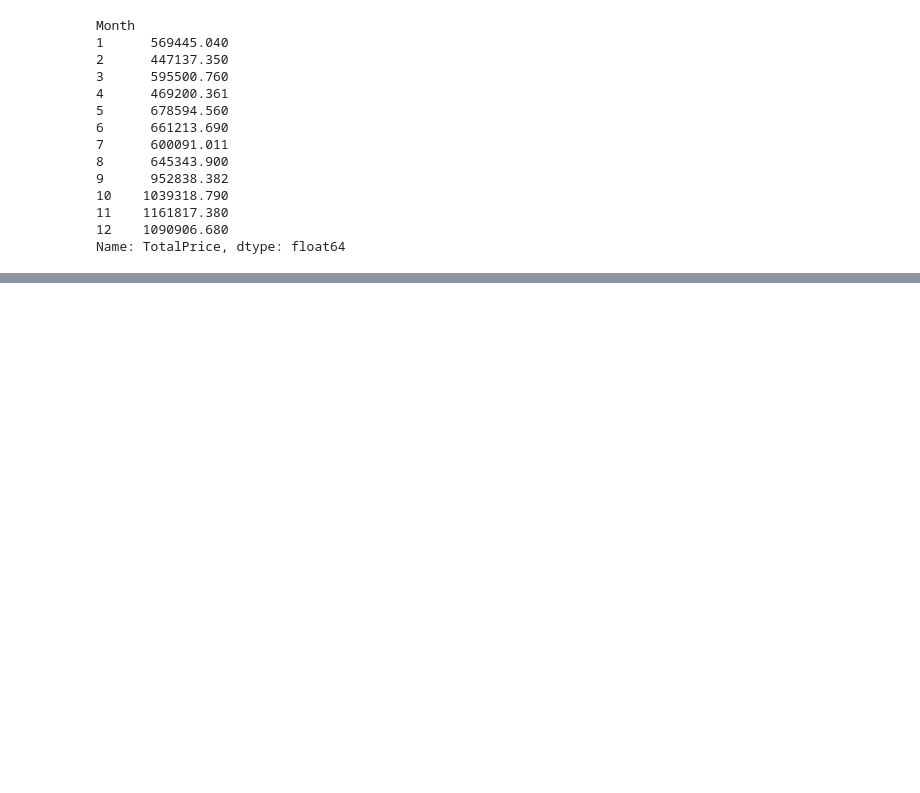
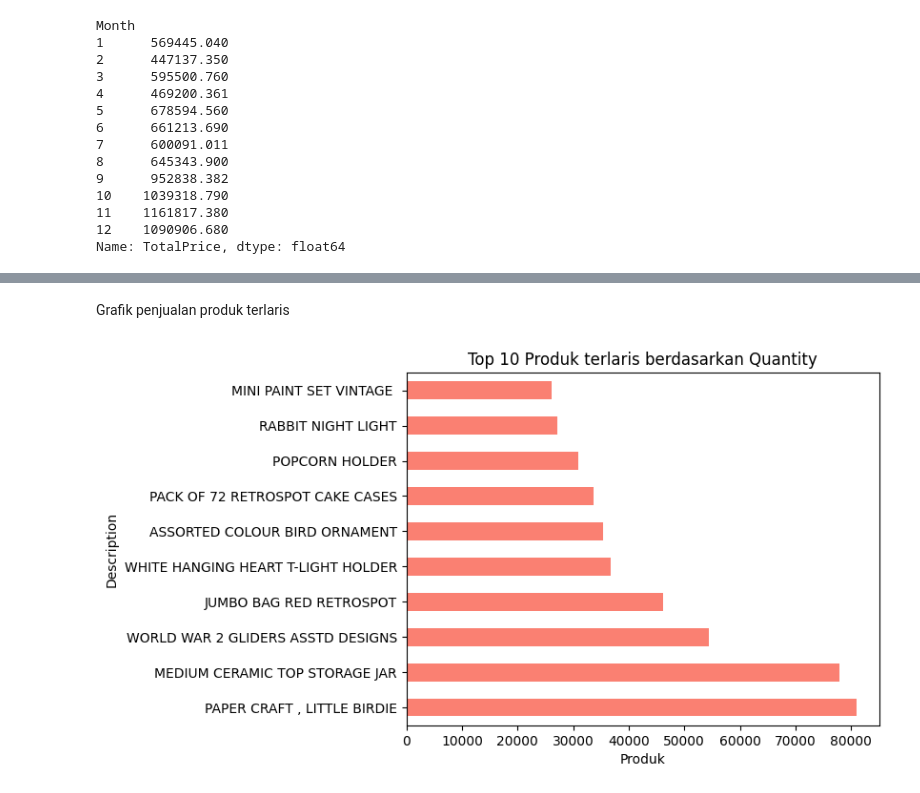
Before and after one commit to shofiudinmuh/data-analyst-sales, a Jupyter notebook: main.ipynb, the cells around one changed output, grey strips where cells are left out. Drawn from its saved outputs; the diff is of its cells as text; code cells hidden in the pictures; blank space fills up the shorter version.

```diff
--- a/main.ipynb
+++ b/main.ipynb
@@ -310,0 +325,11 @@ Name: TotalPrice, dtype: float64
+# %% [markdown]
+Grafik penjualan produk terlaris
+# %%
+plt.Figure(figsize=(10,6))
+produk_terlaris.head(10).plot(kind='barh', color='salmon')
+plt.title('Top 10 Produk terlaris berdasarkan Quantity')
+plt.xlabel('Jumlah Penjualan')
+plt.xlabel('Produk')
+plt.show()
+# %% [output]
+[figure, added]
```
Also changed, not shown: parts of 5 cells of this notebook.
